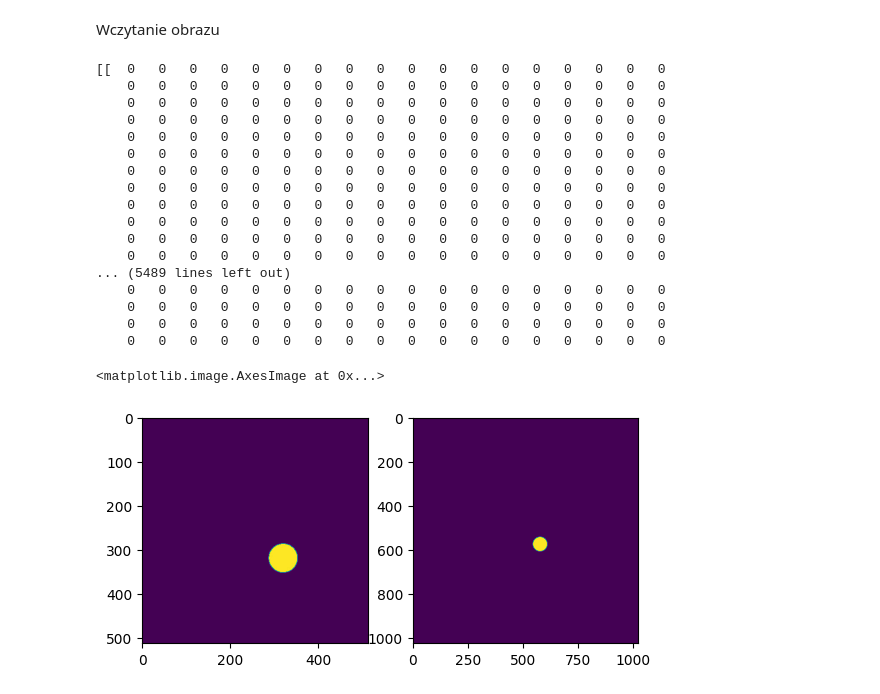
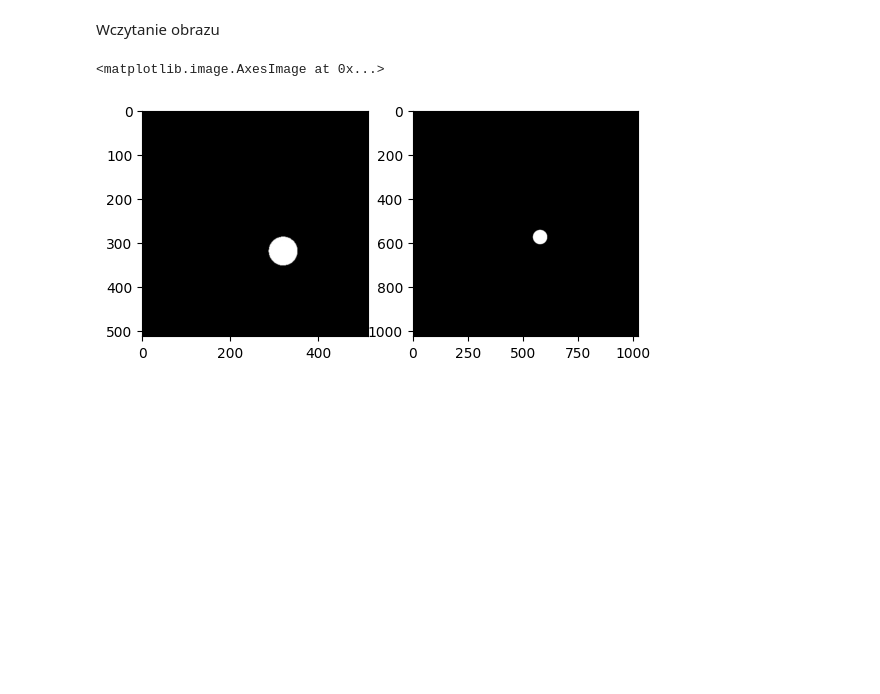
Before and after one commit to JanOdwazny/tomograf, a Jupyter notebook: tomograf.ipynb, the cells around one changed output. Saved outputs shown, nothing was run; the diff lists cells and outputs as text; code cells hidden in the pictures; blank space fills up the shorter version.

```diff
--- a/tomograf.ipynb
+++ b/tomograf.ipynb
@@ -36,47 +36,30 @@ Wczytanie obrazu
 # %%
 def choose_file():
     root = tk.Tk()
     root.withdraw()
     root.call('wm', 'attributes', '.', '-topmost', True)
     filename = filedialog.askopenfilename(initialdir=".", title="Wybierz obraz", filetypes=(("jpeg files", ".jpg"), ("all files", ".")))
     %gui tk
     # root.destroy()
     return filename
 
 filename = choose_file()
 # filename = "tomograf-obrazy/kolo.jpg"
 img = cv2.imread(filename, 0)
 img = cv2.resize(img, (512,512))
 img = cv2.normalize(img, None, 0, 255, cv2.NORM_MINMAX)
 # Change coloring from BGR to RGB
 img = cv2.cvtColor(img, cv2.COLOR_BGR2RGB)
-print(img)
+# print(img)
 img = cv2.cvtColor(img, cv2.COLOR_RGB2GRAY)
-print(img)
+# print(img)
 padded_img = add_padding(img)
 fig, (ax1, ax2) = plt.subplots(1, 2)
-ax1.imshow(img)
-ax2.imshow(padded_img)
+ax1.imshow(img, cmap="gray")
+ax2.imshow(padded_img, cmap="gray")
 # %% [output]
-[[  0   0   0   0   0   0   0   0   0   0   0   0   0   0   0   0   0   0
-    0   0   0   0   0   0   0   0   0   0   0   0   0   0   0   0   0   0
-    0   0   0   0   0   0   0   0   0   0   0   0   0   0   0   0   0   0
-    0   0   0   0   0   0   0   0   0   0   0   0   0   0   0   0   0   0
-    0   0   0   0   0   0   0   0   0   0   0   0   0   0   0   0   0   0
-    0   0   0   0   0   0   0   0   0   0   0   0   0   0   0   0   0   0
-    0   0   0   0   0   0   0   0   0   0   0   0   0   0   0   0   0   0
-    0   0   0   0   0   0   0   0   0   0   0   0   0   0   0   0   0   0
-    0   0   0   0   0   0   0   0   0   0   0   0   0   0   0   0   0   0
-    0   0   0   0   0   0   0   0   0   0   0   0   0   0   0   0   0   0
-    0   0   0   0   0   0   0   0   0   0   0   0   0   0   0   0   0   0
-    0   0   0   0   0   0   0   0   0   0   0   0   0   0   0   0   0   0
-... (5489 lines left out)
-    0   0   0   0   0   0   0   0   0   0   0   0   0   0   0   0   0   0
-    0   0   0   0   0   0   0   0   0   0   0   0   0   0   0   0   0   0
-    0   0   0   0   0   0   0   0   0   0   0   0   0   0   0   0   0   0
-    0   0   0   0   0   0   0   0   0   0   0   0   0   0   0   0   0   0
+<matplotlib.image.AxesImage at 0x...>
-<matplotlib.image.AxesImage at 0x...>
-[figure, old version]
+[figure, new version]
 # %%
 def emitter_coords(alpha, radius=1):
     x = radius * np.cos(radians(alpha)) + radius - 2
```
Also changed, not shown: parts of 3 cells of this notebook.
